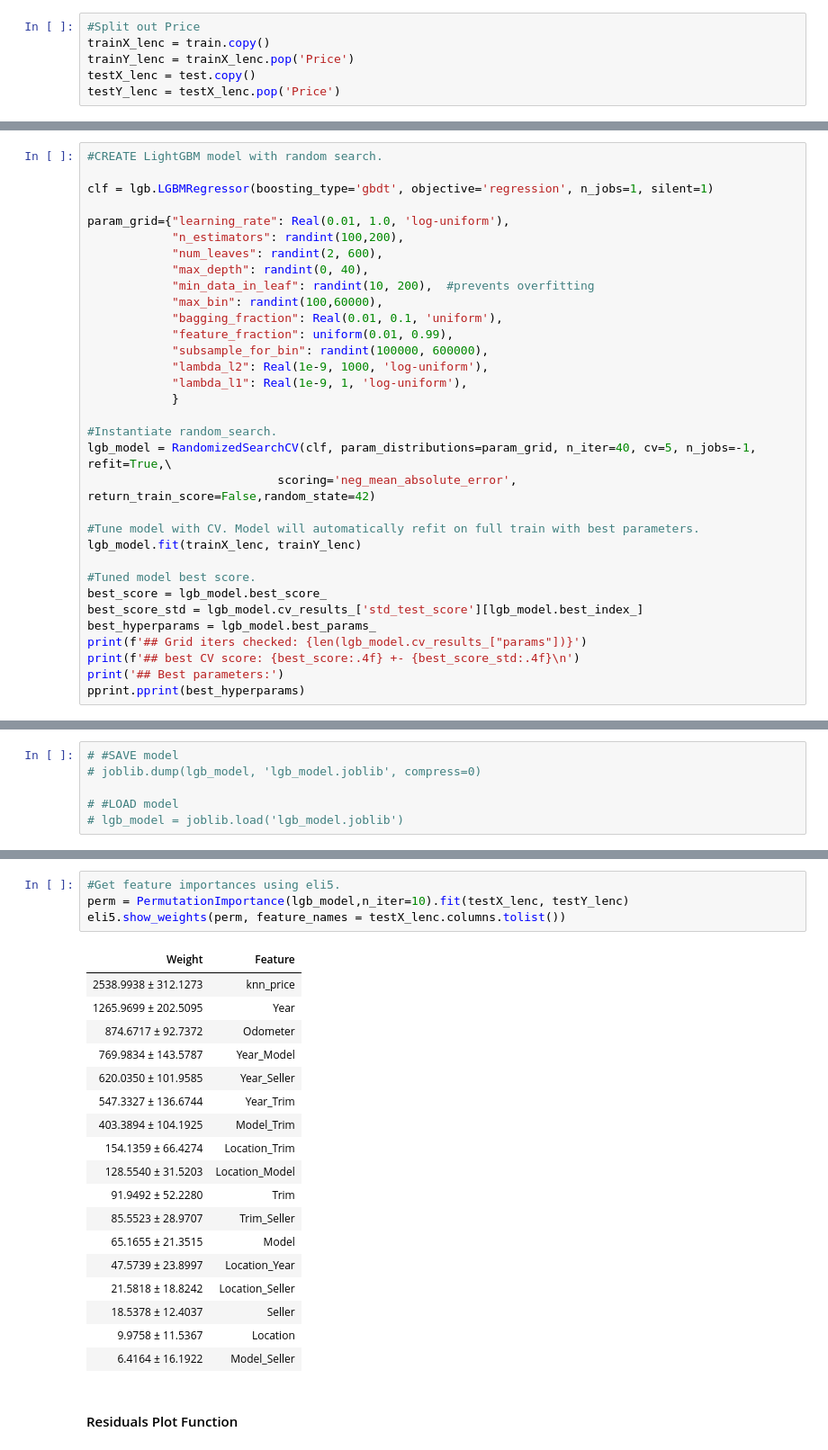
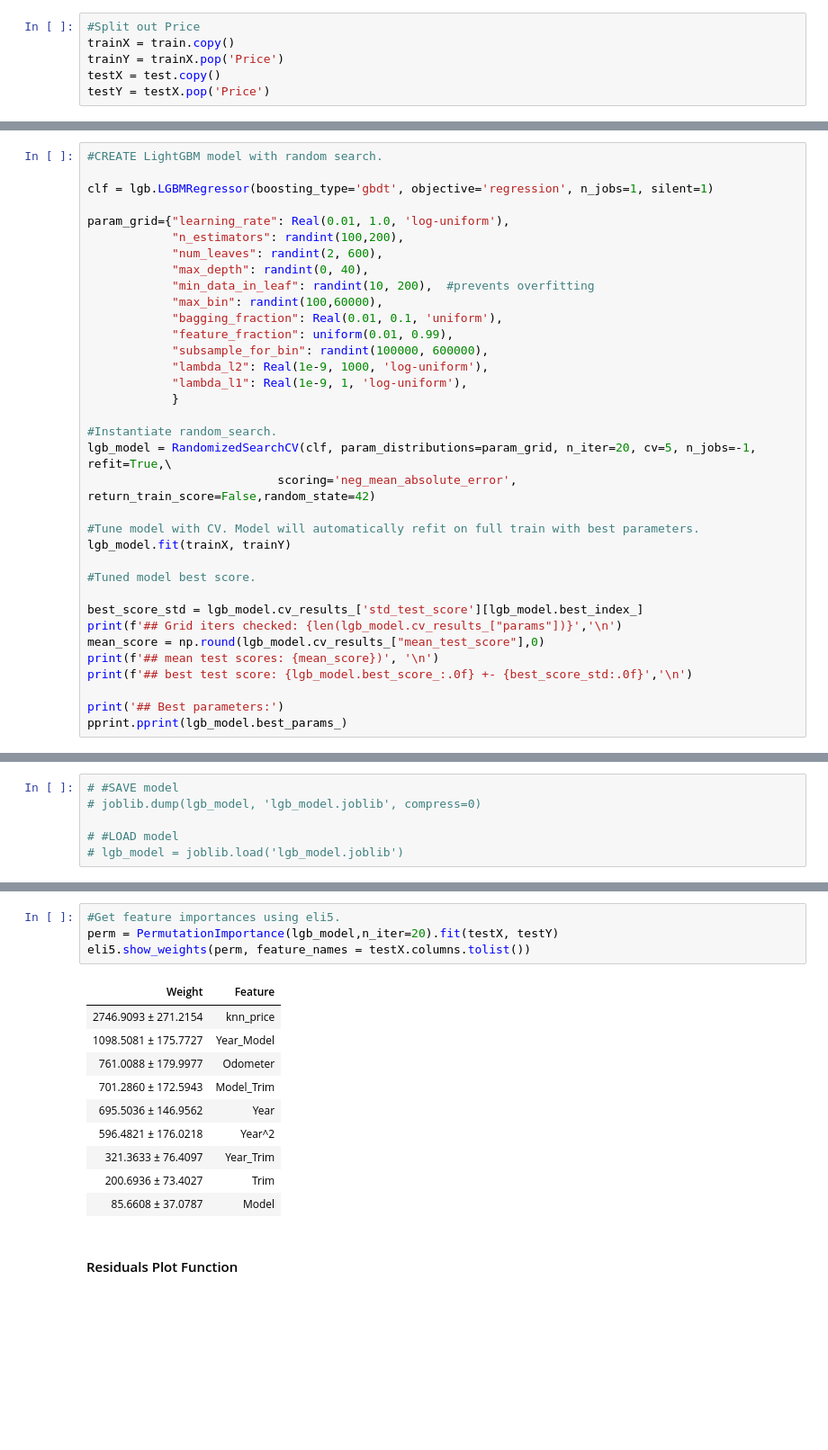
Before and after one commit to jkmackie/car_price_prediction, a Jupyter notebook: jupyter_notebooks/car_algo_final.ipynb, the cells around one changed output, grey strips where cells are left out. Shown at 90% size. Cells and saved outputs as stored; diff of their text form; blank space fills up the shorter version.

```diff
--- a/jupyter_notebooks/car_algo_final.ipynb
+++ b/jupyter_notebooks/car_algo_final.ipynb
@@ -85,8 +85,8 @@ plt.show()
 ### LightGBM with category encoding
 # %%
 #Split out Price
-trainX_lenc = train.copy()
-trainY_lenc = trainX_lenc.pop('Price')
-testX_lenc = test.copy()
-testY_lenc = testX_lenc.pop('Price')
+trainX = train.copy()
+trainY = trainX.pop('Price')
+testX = test.copy()
+testY = testX.pop('Price')
 # %%
@@ -114,18 +114,20 @@ param_grid={"learning_rate": Real(0.01, 1.0, 'log-uniform'),
             }
 
 #Instantiate random_search.
-lgb_model = RandomizedSearchCV(clf, param_distributions=param_grid, n_iter=40, cv=5, n_jobs=-1, refit=True,\
+lgb_model = RandomizedSearchCV(clf, param_distributions=param_grid, n_iter=20, cv=5, n_jobs=-1, refit=True,\
                            scoring='neg_mean_absolute_error', return_train_score=False,random_state=42)
 
 #Tune model with CV. Model will automatically refit on full train with best parameters.
-lgb_model.fit(trainX_lenc, trainY_lenc)
+lgb_model.fit(trainX, trainY)
 
 #Tuned model best score.
-best_score = lgb_model.best_score_
+
 best_score_std = lgb_model.cv_results_['std_test_score'][lgb_model.best_index_]
-best_hyperparams = lgb_model.best_params_
-print(f'## Grid iters checked: {len(lgb_model.cv_results_["params"])}')
-print(f'## best CV score: {best_score:.4f} +- {best_score_std:.4f}\n')
+print(f'## Grid iters checked: {len(lgb_model.cv_results_["params"])}','\n')
+mean_score = np.round(lgb_model.cv_results_["mean_test_score"],0)
+print(f'## mean test scores: {mean_score})', '\n')
+print(f'## best test score: {lgb_model.best_score_:.0f} +- {best_score_std:.0f}','\n')
+
 print('## Best parameters:')
-pprint.pprint(best_hyperparams)
+pprint.pprint(lgb_model.best_params_)
 # %% [output]
@@ -172,26 +178,18 @@ trainX_lenc.head(2)
 # %%
 #Get feature importances using eli5.
-perm = PermutationImportance(lgb_model,n_iter=10).fit(testX_lenc, testY_lenc)
-eli5.show_weights(perm, feature_names = testX_lenc.columns.tolist())
+perm = PermutationImportance(lgb_model,n_iter=20).fit(testX, testY)
+eli5.show_weights(perm, feature_names = testX.columns.tolist())
 # %% [output]
 | Weight | Feature |
-| 2538.9938 ± 312.1273 | knn_price |
-| 1265.9699 ± 202.5095 | Year |
-| 874.6717 ± 92.7372 | Odometer |
-| 769.9834 ± 143.5787 | Year_Model |
-| 620.0350 ± 101.9585 | Year_Seller |
-| 547.3327 ± 136.6744 | Year_Trim |
-| 403.3894 ± 104.1925 | Model_Trim |
-| 154.1359 ± 66.4274 | Location_Trim |
-| 128.5540 ± 31.5203 | Location_Model |
-| 91.9492 ± 52.2280 | Trim |
-| 85.5523 ± 28.9707 | Trim_Seller |
-| 65.1655 ± 21.3515 | Model |
-| 47.5739 ± 23.8997 | Location_Year |
-| 21.5818 ± 18.8242 | Location_Seller |
-| 18.5378 ± 12.4037 | Seller |
-| 9.9758 ± 11.5367 | Location |
-| 6.4164 ± 16.1922 | Model_Seller |
+| 2746.9093 ± 271.2154 | knn_price |
+| 1098.5081 ± 175.7727 | Year_Model |
+| 761.0088 ± 179.9977 | Odometer |
+| 701.2860 ± 172.5943 | Model_Trim |
+| 695.5036 ± 146.9562 | Year |
+| 596.4821 ± 176.0218 | Year^2 |
+| 321.3633 ± 76.4097 | Year_Trim |
+| 200.6936 ± 73.4027 | Trim |
+| 85.6608 ± 37.0787 | Model |
 # %% [markdown]
 #### Residuals Plot Function
 # %%
```
Also changed, not shown: parts of 17 cells of this notebook, 1 other file.
